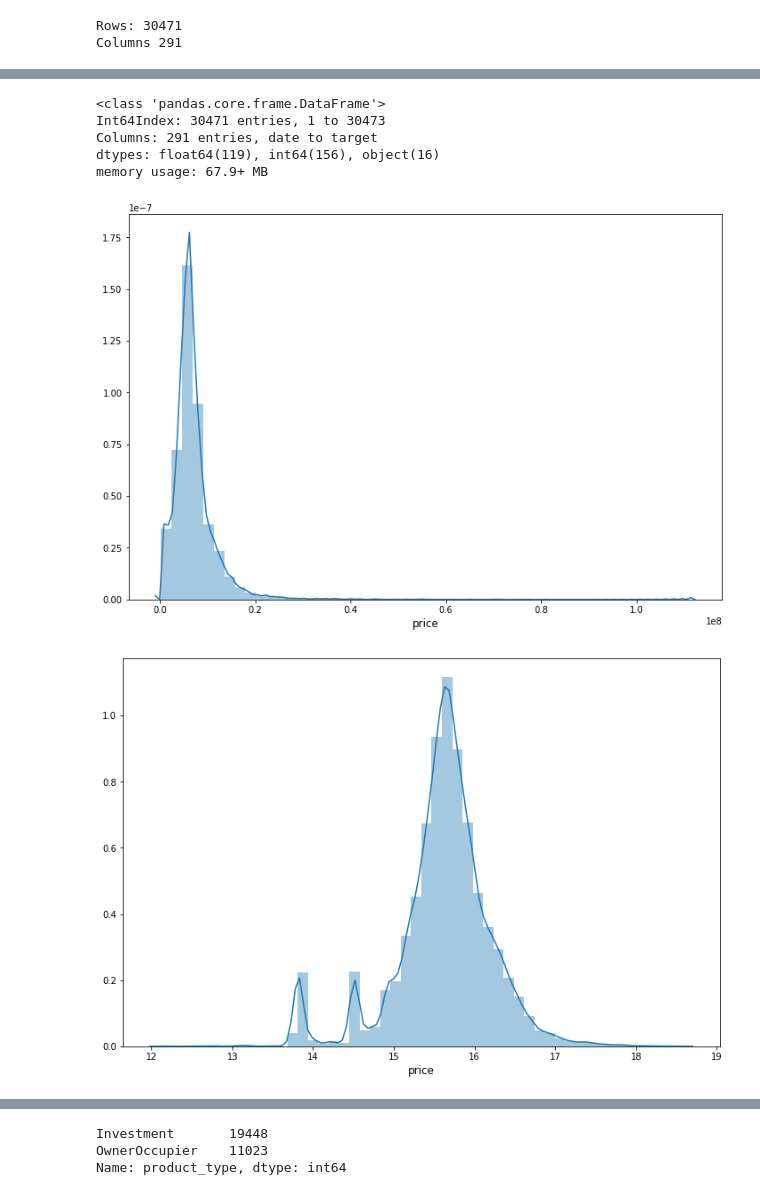
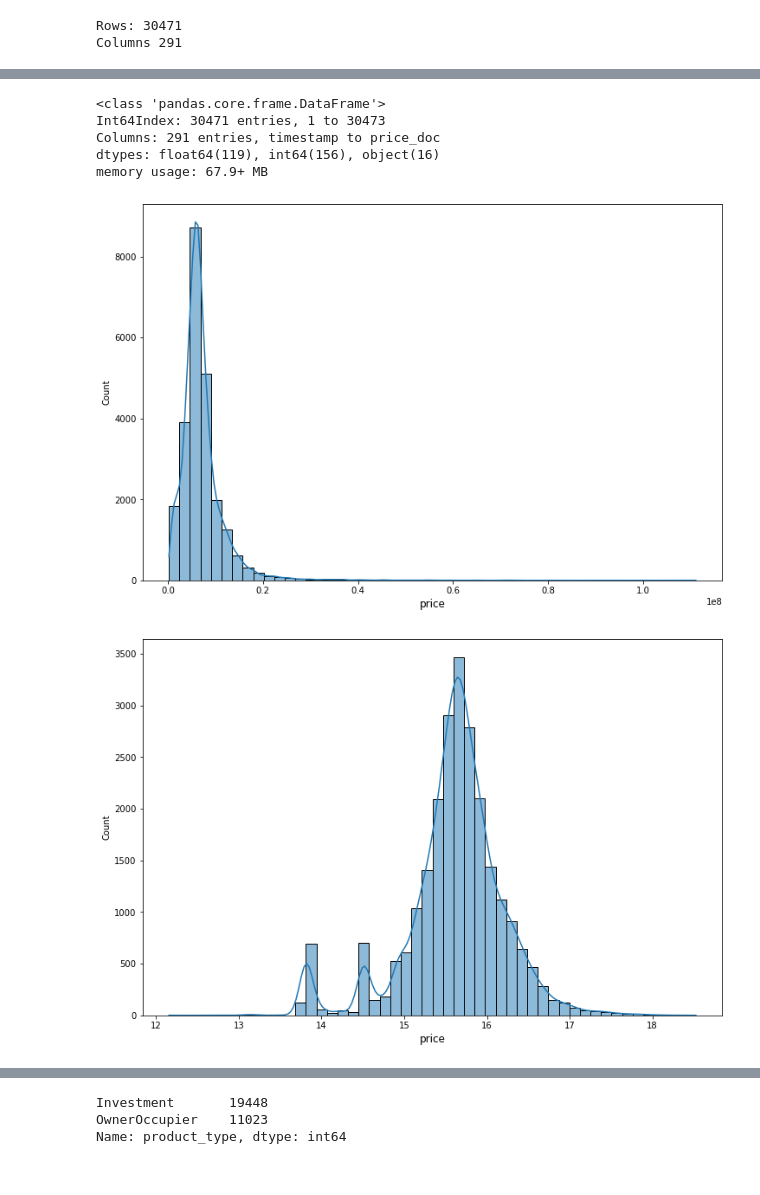
Before and after one commit to ZolotovG/Sberbank-Russian-Housing-Market, a Jupyter notebook: Baseline.ipynb, the cells around one changed output, grey strips where cells are left out. Cells and saved outputs as stored; diff of their text form; code cells hidden in the pictures.

Commit message:
Add Seaborn Visualization and fix feature_importance bug

```diff
--- a/Baseline.ipynb
+++ b/Baseline.ipynb
@@ -10,7 +10,6 @@ from catboost import CatBoostRegressor
 from sklearn.model_selection import train_test_split
 # %%
 df = pd.read_csv('train.csv', index_col='id')
-df.rename(columns={'timestamp' : 'date', 'price_doc' : 'target'}, inplace=True)
 print('Rows:', df.shape[0], '\nColumns', df.shape[1])
 # %% [output]
 Rows: 30471
@@ -31,7 +30,7 @@ df.info()
 # %% [output]
 <class 'pandas.core.frame.DataFrame'>
 Int64Index: 30471 entries, 1 to 30473
-Columns: 291 entries, date to target
+Columns: 291 entries, timestamp to price_doc
 dtypes: float64(119), int64(156), object(16)
 memory usage: 67.9+ MB
 # %%
@@ -44,17 +43,17 @@ y_test = test['target']
 # %%
 plt.figure(figsize=(12,8))
-sns.distplot(train['target'].values, bins=50, kde=True)
+sns.histplot(train['price_doc'].values, bins=50, kde=True)
 plt.xlabel('price', fontsize=12)
 plt.show()
 # %% [output]
-[figure, old version]
+[figure, new version]
 # %%
 plt.figure(figsize=(12,8))
-sns.distplot(np.log(train['target'].values), bins=50, kde=True)
+sns.histplot(np.log(train['price_doc'].values), bins=50, kde=True)
 plt.xlabel('price', fontsize=12)
 plt.show()
 # %% [output]
-[figure, old version]
+[figure, new version]
 # %%
 cat_features = list(X_train.select_dtypes(include=['object']).columns)
 df[cat_features]
```
Also changed, not shown: parts of 6 cells of this notebook, 4 other files.
